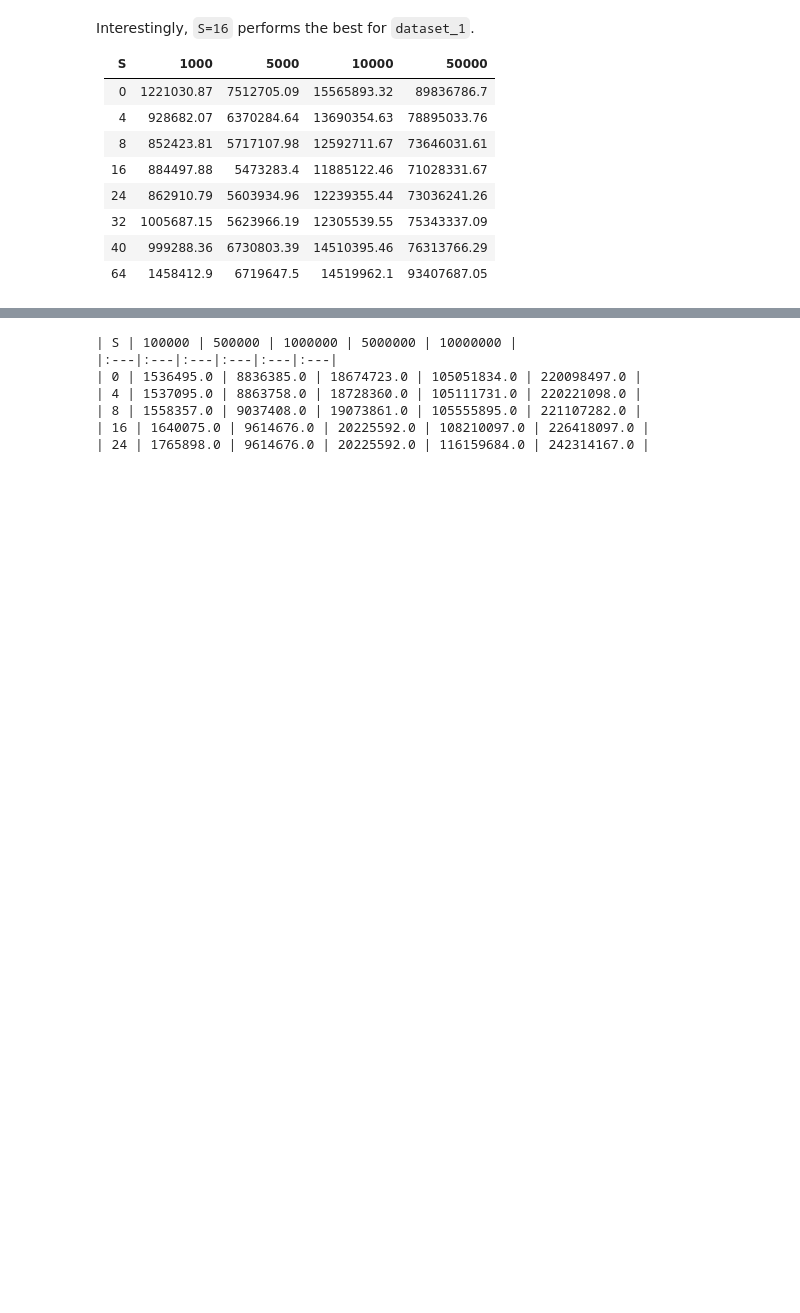
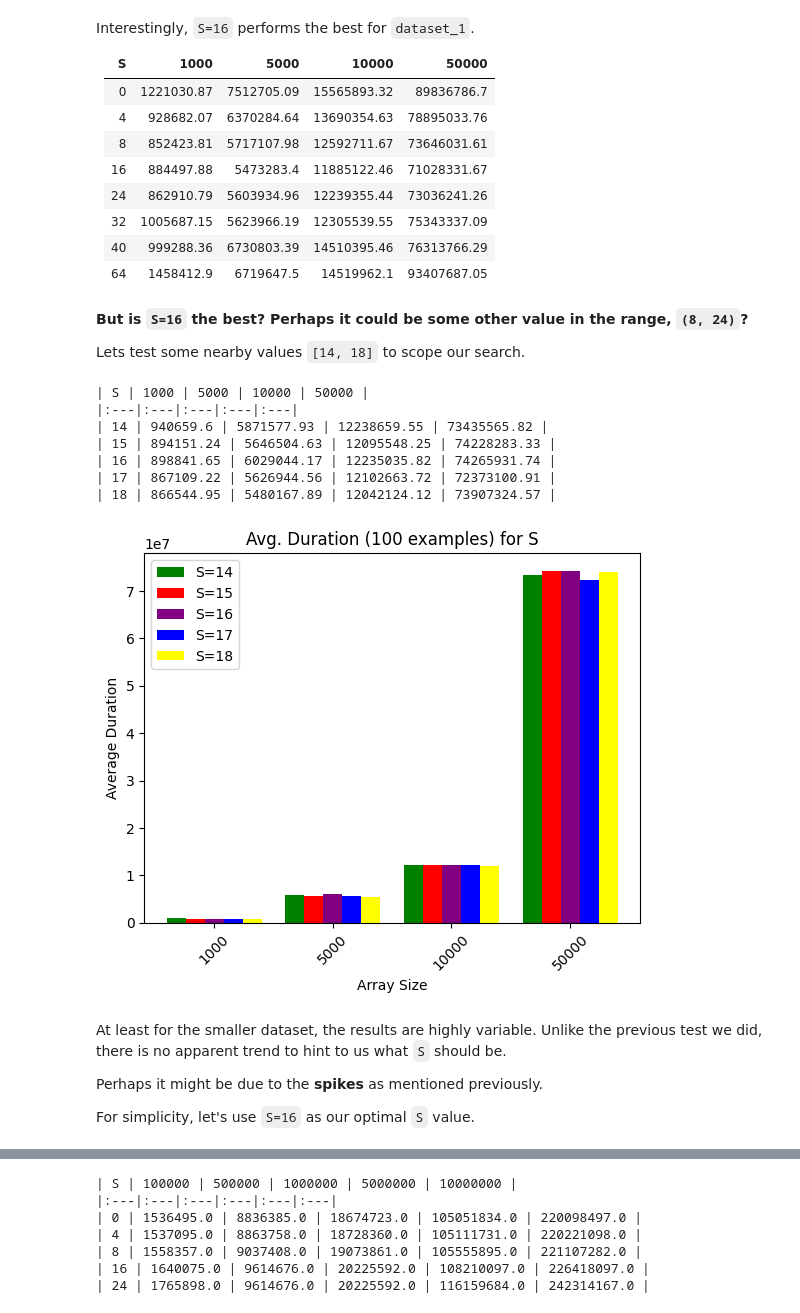
Before and after one commit to Acrylic125/sc2001-lab, a Jupyter notebook: lab1/sorting.ipynb, the cells around one changed output, grey strips where cells are left out. Saved outputs shown, nothing was run; the diff lists cells and outputs as text; code cells hidden in the pictures; blank space fills up the shorter version.

```diff
--- a/lab1/sorting.ipynb
+++ b/lab1/sorting.ipynb
@@ -509,3 +516,7 @@ Interestingly, `S=16` performs the best for `dataset_1`.
 | 32 | 1005687.15 | 5623966.19 | 12305539.55 | 75343337.09 |
 | 40 | 999288.36 | 6730803.39 | 14510395.46 | 76313766.29 |
 | 64 | 1458412.9 | 6719647.5 | 14519962.1 | 93407687.05 |
+# %% [markdown]
+**But is `S=16` the best? Perhaps it could be some other value in the range, `(8, 24)`?**
+
+Lets test some nearby values `[14, 18]` to scope our search.
@@ -512,3 +534,39 @@ Interestingly, `S=16` performs the best for `dataset_1`.
+# %%
+categories = [f"{d["size"]}" for d in dataset_1]
+
+x = np.arange(len(categories))
+width = 0.8 / len(locality_tests)
+
+print(f"| S | {" | ".join(categories)} |")
+print(f"|:---|{':---|' * len(categories)}")
+for i, test in enumerate(locality_tests):
+    offset = (i - (len(locality_tests) - 1) / 2) * width
+    plt.bar(x + offset, test['duration'], width, label=f'S={test["S"]}', color=test['color'])
+    comparisons_str = [str(comp) for comp in test['duration']]
+    print(f"| {test['S']} | {' | '.join(comparisons_str)} |")
+
+plt.xlabel('Array Size')
+plt.ylabel('Average Duration')
+plt.title('Avg. Duration (100 examples) for S')
+plt.xticks(x, categories)
+plt.xticks(rotation=45)
+plt.legend()
+plt.show()
+# %% [output]
+| S | 1000 | 5000 | 10000 | 50000 |
+|:---|:---|:---|:---|:---|
+| 14 | 940659.6 | 5871577.93 | 12238659.55 | 73435565.82 |
+| 15 | 894151.24 | 5646504.63 | 12095548.25 | 74228283.33 |
+| 16 | 898841.65 | 6029044.17 | 12235035.82 | 74265931.74 |
+| 17 | 867109.22 | 5626944.56 | 12102663.72 | 72373100.91 |
+| 18 | 866544.95 | 5480167.89 | 12042124.12 | 73907324.57 |
+[figure, added]
+# %% [markdown]
+At least for the smaller dataset, the results are highly variable. Unlike the previous test we did, there is no apparent trend to hint to us what `S` should be.
+
+Perhaps it might be due to the **spikes** as mentioned previously.
+
+For simplicity, let's use `S=16` as our optimal `S` value.
 # %% [markdown]
 # (d) Compare with original Mergesort: Implement the original version of Mergesort (as learnt in lecture). Compare its performance against the above hybrid algorithm in terms of the number of key comparisons and CPU times on the dataset with 10 million integers. You can use the optimal value of S obtained in (c) for this task.
 
```
Also changed, not shown: parts of 15 cells of this notebook, 1 other file.
